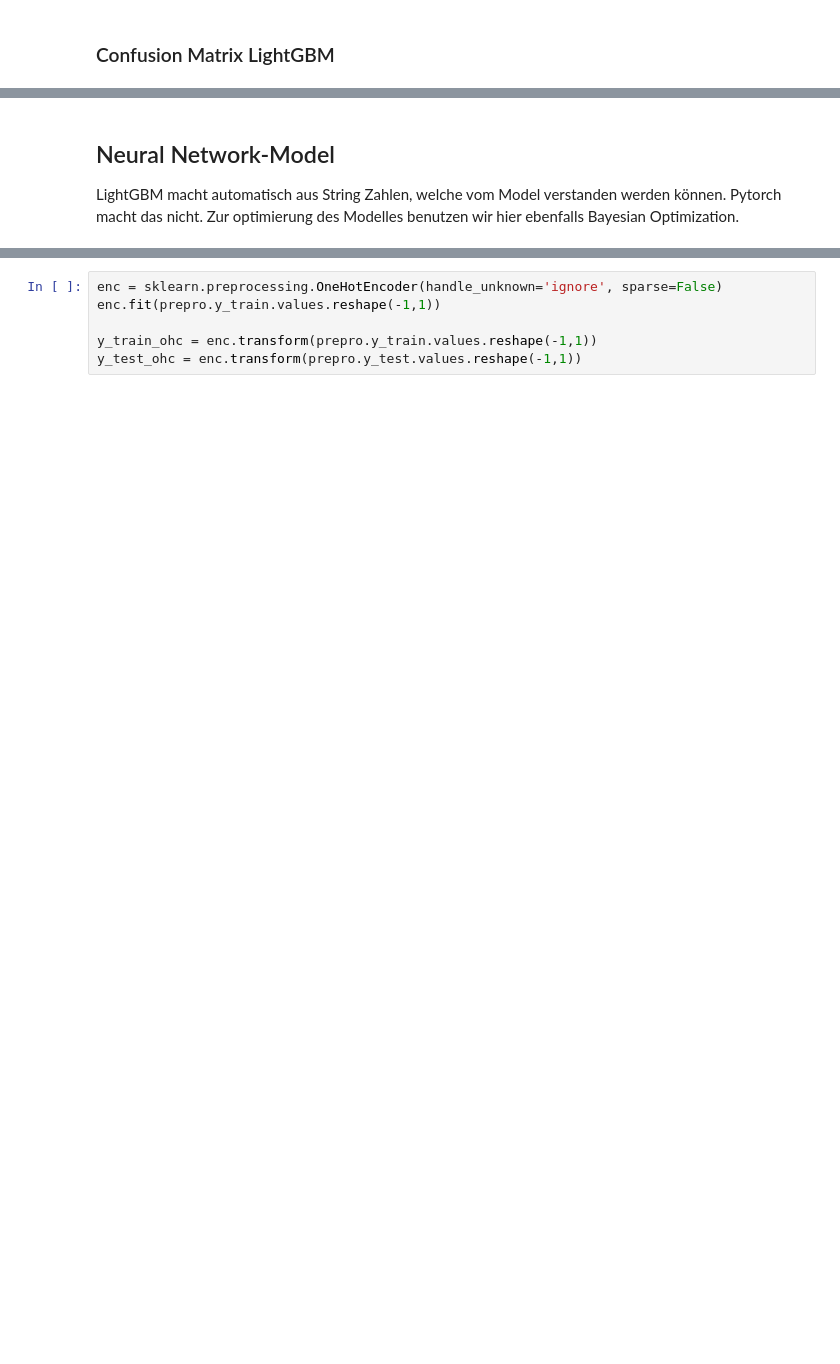
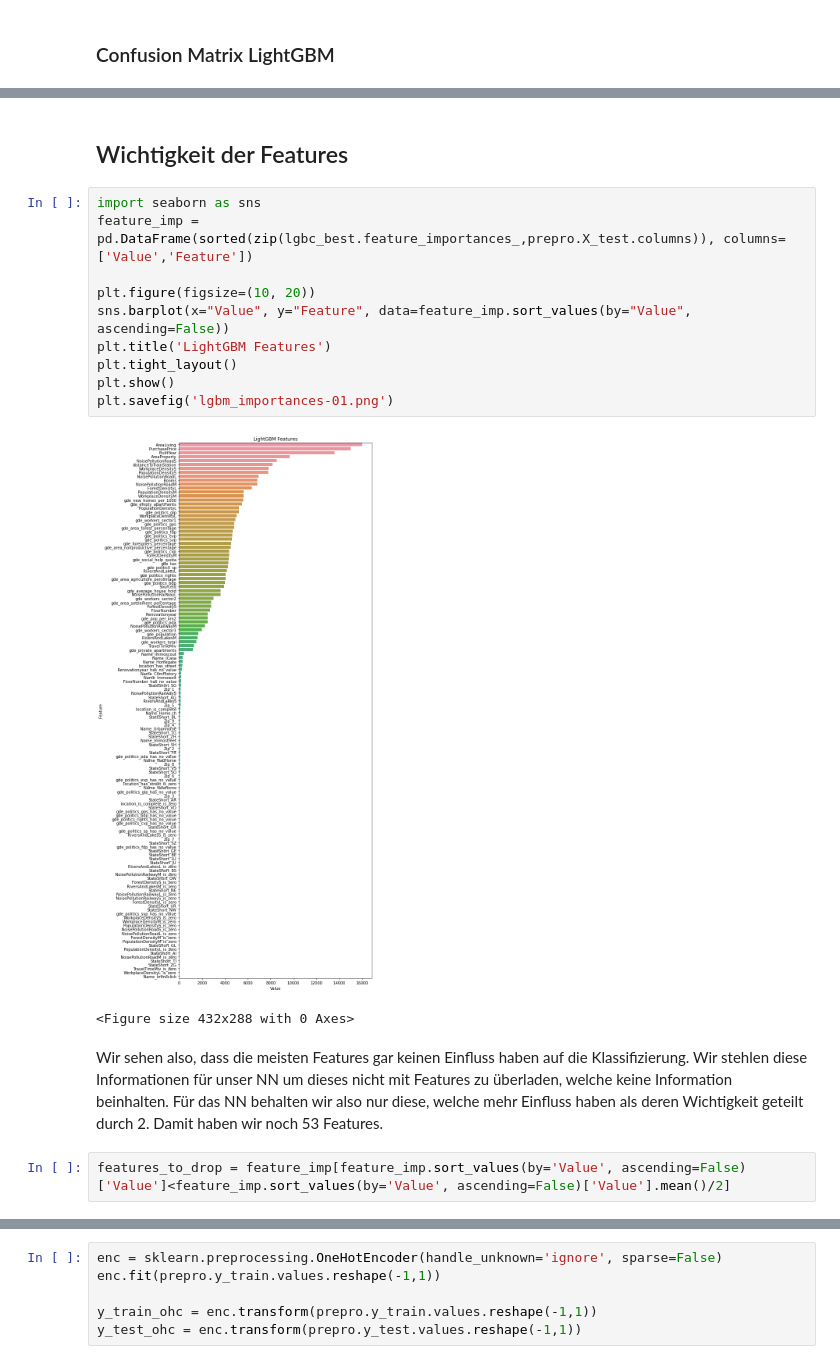
Before and after one commit to kenfus/del-immoobjekte-klassifizierung, a Jupyter notebook: main.ipynb, the cells around one changed output, grey strips where cells are left out. Drawn from its saved outputs; the diff is of its cells as text; blank space fills up the shorter version.

```diff
--- a/main.ipynb
+++ b/main.ipynb
@@ -164,3 +182,19 @@ plt.show()
-# %% [markdown]
-## Neural Network-Model
-LightGBM macht automatisch aus String Zahlen, welche vom Model verstanden werden können. Pytorch macht das nicht. Zur optimierung des Modelles benutzen wir hier ebenfalls Bayesian Optimization.
+# %% [markdown]
+## Wichtigkeit der Features
+# %%
+import seaborn as sns
+feature_imp = pd.DataFrame(sorted(zip(lgbc_best.feature_importances_,prepro.X_test.columns)), columns=['Value','Feature'])
+
+plt.figure(figsize=(10, 20))
+sns.barplot(x="Value", y="Feature", data=feature_imp.sort_values(by="Value", ascending=False))
+plt.title('LightGBM Features')
+plt.tight_layout()
+plt.show()
+plt.savefig('lgbm_importances-01.png')
+# %% [output]
+[figure, added]
+<Figure size 432x288 with 0 Axes>
+# %% [markdown]
+Wir sehen also, dass die meisten Features gar keinen Einfluss haben auf die Klassifizierung. Wir stehlen diese Informationen für unser NN um dieses nicht mit Features zu überladen, welche keine Information beinhalten. Für das NN behalten wir also nur diese, welche mehr Einfluss haben als deren Wichtigkeit geteilt durch 2. Damit haben wir noch 53 Features.
+# %%
+features_to_drop = feature_imp[feature_imp.sort_values(by='Value', ascending=False)['Value']<feature_imp.sort_values(by='Value', ascending=False)['Value'].mean()/2]
```
Also changed, not shown: parts of 70 cells of this notebook, 3 other files.
